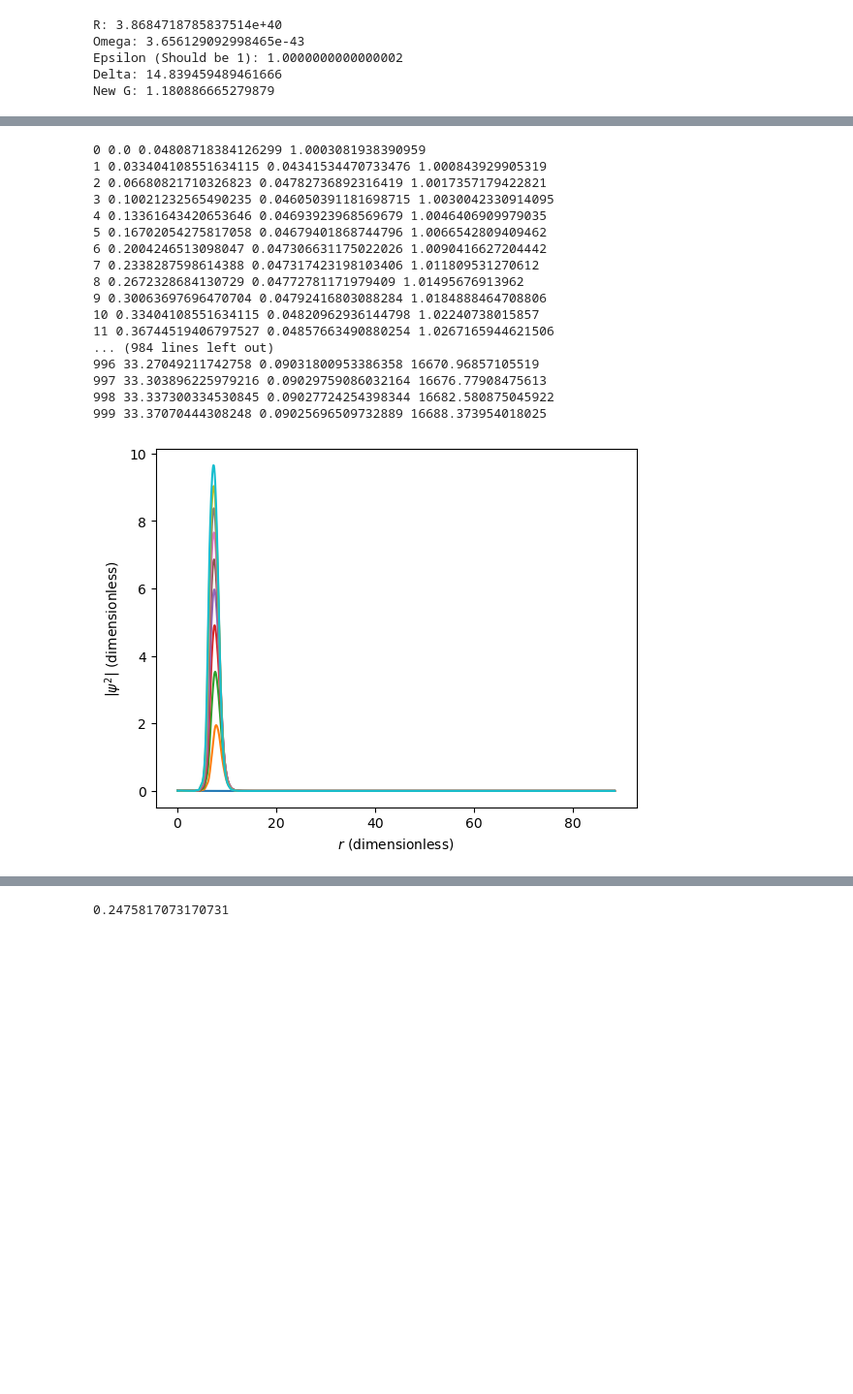
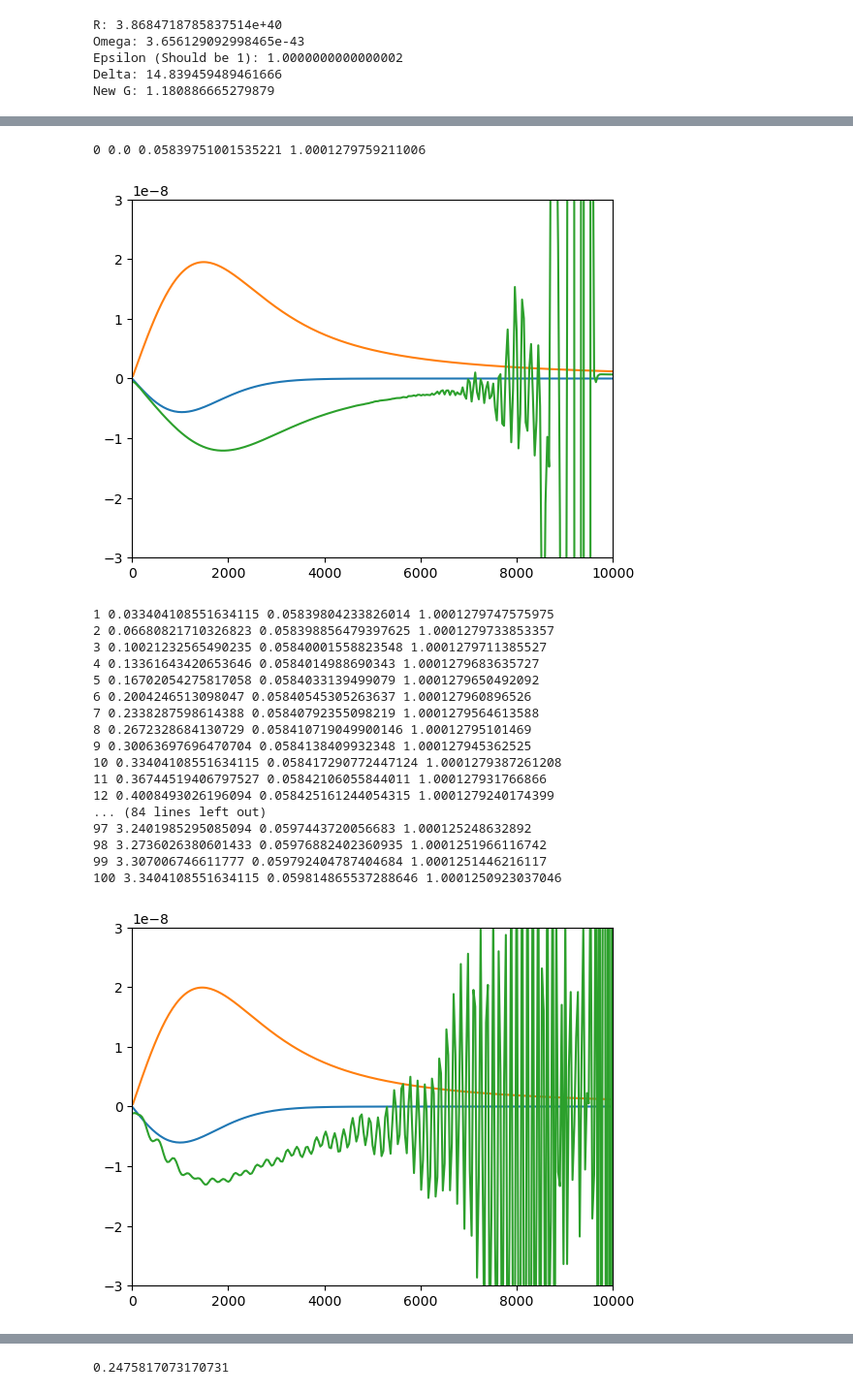
Before and after one commit to bkklee/BosonStar, a Jupyter notebook: Crank-Nicolson_v4_2.ipynb, the cells around one changed output, grey strips where cells are left out. Shown: that part at 97% size. Cells and saved outputs as stored; diff of their text form; code cells hidden in the pictures; blank space fills up the shorter version.

```diff
--- a/Crank-Nicolson_v4_2.ipynb
+++ b/Crank-Nicolson_v4_2.ipynb
@@ -212,55 +212,54 @@ for t in range(bigT):
 
         hello.append(np.absolute(psi[0])*np.absolute(psi[0]))
         ts.append(t*dt)
 
     if t%100 == 0:
-        '''
         hBarInCU = 1.1977151493389159e-76
         setupV2Grav()
         np.set_printoptions(threshold=np.inf)
 
         rhoTemp = np.absolute(psi)*np.absolute(psi)/Ra/Ra/Ra*totalMass*5.1550e96*0.001*1.619e-18
         pressure = 2.0*np.pi*aInCU*hBarInCU*hBarInCU/massInCU/massInCU/massInCU*rhoTemp*rhoTemp
         pressureGradients = np.gradient(pressure, x*Ra*1.616e-35*100*6.77193e-6, edge_order=2)
         gravitationalPotential = phi*Ra*Ra*omegaA*omegaA*1.616e-35*100*6.77193e-6*1.616e-35*100*6.77193e-6/5.391e-44/5.391e-44/2.03017e5/2.03017e5
 
         dRhodx = np.gradient(np.sqrt(rhoTemp), x*Ra*1.616e-35*100*6.77193e-6, edge_order=2)
         d2Rhodx = np.gradient(dRhodx, x*Ra*1.616e-35*100*6.77193e-6, edge_order=2)
         quantumPotential = -hBarCU*hBarCU/2.0/massInCU*(d2Rhodx + 2.0/(x*Ra*1.616e-35*100*6.77193e-6)*dRhodx)/np.sqrt(rhoTemp)
 
         plt.plot(x*Ra*1.616e-35*100*6.77193e-6, pressureGradients/rhoTemp)
         plt.plot(x*Ra*1.616e-35*100*6.77193e-6, np.gradient(gravitationalPotential, x*Ra*1.616e-35*100*6.77193e-6, edge_order=2))
         plt.plot(x*Ra*1.616e-35*100*6.77193e-6, np.gradient(quantumPotential, x*Ra*1.616e-35*100*6.77193e-6)/massInCU)
 
         plt.xlim(0.0,10000.0)
         plt.ylim(-3e-8,3e-8)
         #print(np.gradient(quantumPotential[100:1500], x[100:1500]*Ra*1.616e-35*100*6.77193e-6)/massInCU)
         #print(x[100]*Ra*1.616e-35*100*6.77193e-6)
         plt.show()
-        '''
 
+        #plt.plot(x, np.absolute(psi)*np.absolute(psi))
 
-        plt.plot(x, np.absolute(psi)*np.absolute(psi))
-
-plt.xlabel(r"$r$ (dimensionless)")
-plt.ylabel(r"$\left | \psi^2 \right |$ (dimensionless)")
-plt.show()
+#plt.xlabel(r"$r$ (dimensionless)")
+#plt.ylabel(r"$\left | \psi^2 \right |$ (dimensionless)")
+#plt.show()
 # %% [output]
-0 0.0 0.04808718384126299 1.0003081938390959
-1 0.033404108551634115 0.04341534470733476 1.000843929905319
-2 0.06680821710326823 0.04782736892316419 1.0017357179422821
-3 0.10021232565490235 0.046050391181698715 1.0030042330914095
-4 0.13361643420653646 0.04693923968569679 1.0046406909979035
-5 0.16702054275817058 0.04679401868744796 1.0066542809409462
-6 0.2004246513098047 0.047306631175022026 1.0090416627204442
-7 0.2338287598614388 0.047317423198103406 1.011809531270612
-8 0.2672328684130729 0.04772781171979409 1.01495676913962
-9 0.30063697696470704 0.04792416803088284 1.0184888464708806
-10 0.33404108551634115 0.04820962936144798 1.02240738015857
-11 0.36744519406797527 0.04857663490880254 1.0267165944621506
-... (984 lines left out)
-996 33.27049211742758 0.09031800953386358 16670.96857105519
-997 33.303896225979216 0.09029759086032164 16676.77908475613
-998 33.337300334530845 0.09027724254398344 16682.580875045922
-999 33.37070444308248 0.09025696509732889 16688.373954018025
+0 0.0 0.05839751001535221 1.0001279759211006
-[figure, old version]
+[figure, new version]
+1 0.033404108551634115 0.05839804233826014 1.0001279747575975
+2 0.06680821710326823 0.058398856479397625 1.0001279733853357
+3 0.10021232565490235 0.05840001558823548 1.0001279711385527
+4 0.13361643420653646 0.0584014988690343 1.0001279683635727
+5 0.16702054275817058 0.0584033139499079 1.0001279650492092
+6 0.2004246513098047 0.05840545305263637 1.000127960896526
+7 0.2338287598614388 0.05840792355098219 1.0001279564613588
+8 0.2672328684130729 0.058410719049900146 1.00012795101469
+9 0.30063697696470704 0.0584138409932348 1.000127945362525
+10 0.33404108551634115 0.058417290772447124 1.0001279387261208
+11 0.36744519406797527 0.05842106055844011 1.000127931766866
+12 0.4008493026196094 0.058425161244054315 1.0001279240174399
+... (84 lines left out)
+97 3.2401985295085094 0.0597443720056683 1.000125248632892
+98 3.2736026380601433 0.05976882402360935 1.0001251966116742
+99 3.307006746611777 0.059792404787404684 1.0001251446216117
+100 3.3404108551634115 0.059814865537288646 1.0001250923037046
+[figure, added]
```
Also changed, not shown: parts of 6 cells of this notebook.
